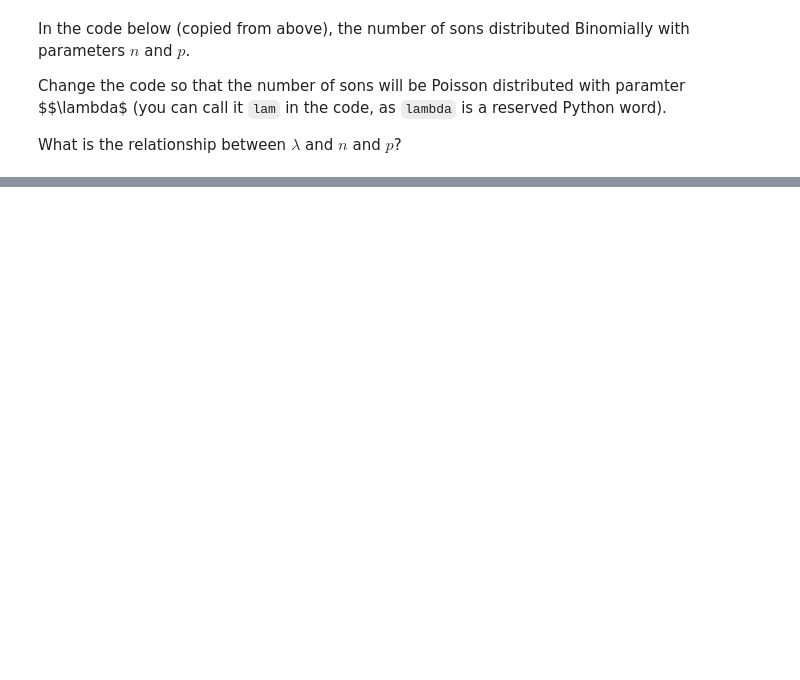
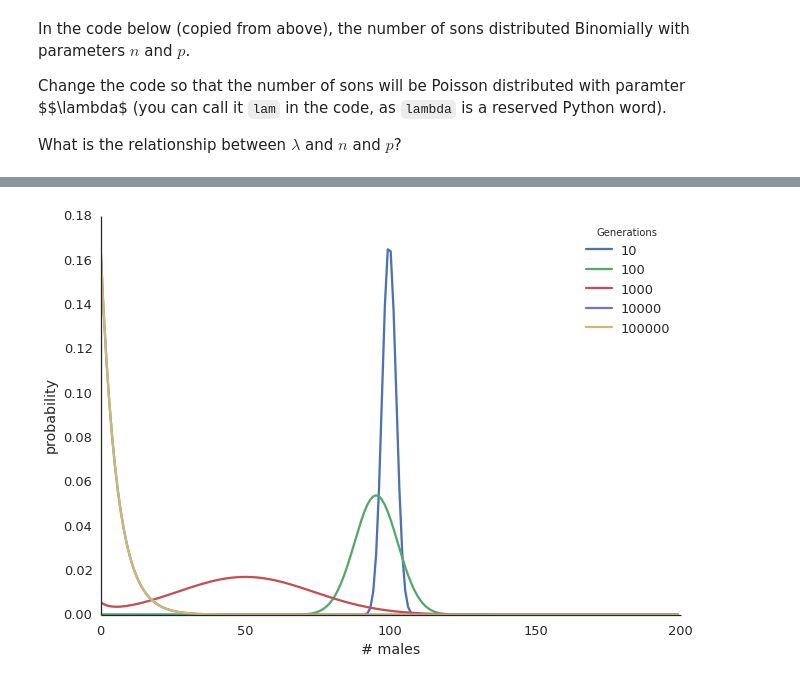
Before and after one commit to Py4Life/TAU2015, a Jupyter notebook: lecture8.ipynb, the cells around one changed output, grey strips where cells are left out. Cells and saved outputs as stored; diff of their text form; code cells hidden in the pictures; blank space fills up the shorter version.

```diff
--- a/lecture8.ipynb
+++ b/lecture8.ipynb
@@ -204,0 +301,12 @@ for i, nsteps in enumerate(nsteps_list):
+# %%
+v = zeros(N+1)
+v[100] = 1.
+for generations in (10,100,1000,10000,100000):
+    u = np.dot(linalg.matrix_power(P, generations), v)
+    plot(u[:200], label=generations)
+xlabel('# males')
+ylabel('probability')
+sns.despine()
+legend(title="Generations");
+# %% [output]
+[figure, added]
```
Also changed, not shown: parts of 28 cells of this notebook.
